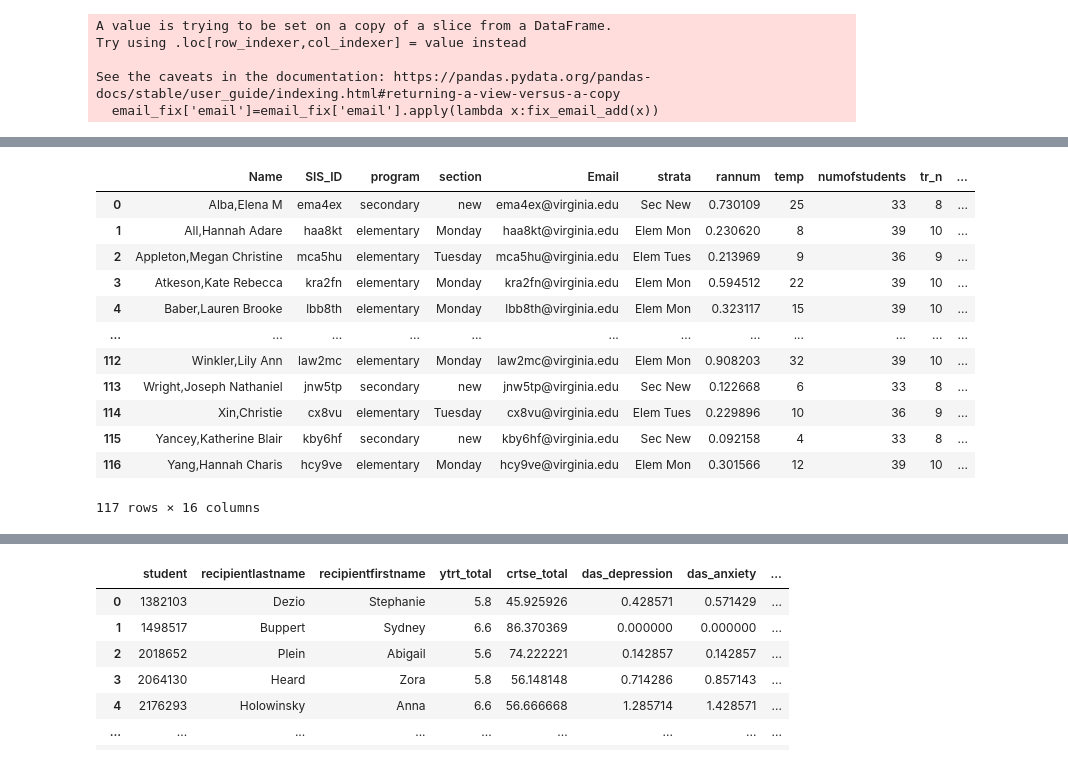
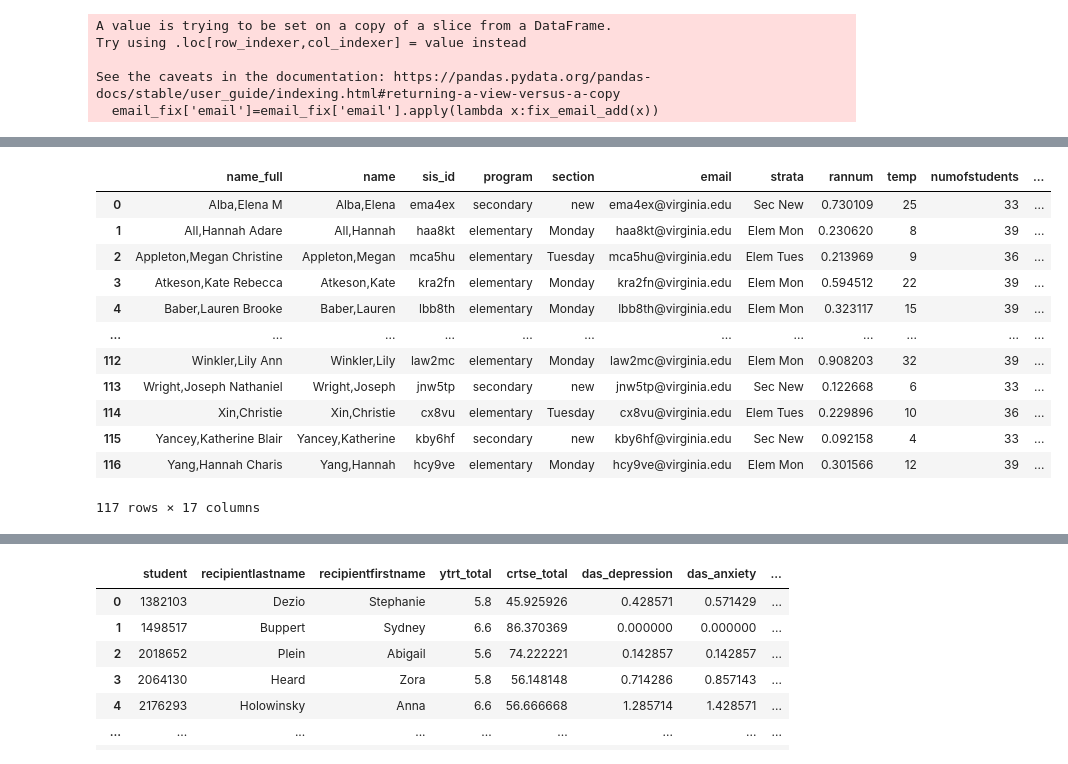
Before and after one commit to taylorrohrich/MSDS_SERA_capstone, a Jupyter notebook: stata_replication/02_sim_survey_clean.ipynb, the cells around one changed output, grey strips where cells are left out. Drawn from its saved outputs; the diff is of its cells as text; code cells hidden in the pictures.

```diff
--- a/stata_replication/2.ipynb
+++ b/stata_replication/02_sim_survey_clean.ipynb
@@ -287,22 +283,23 @@ Index(['email', 'sim_fbsk', 'sim_txt_fbsk', 'sim_cmsk', 'sim_txt_cmsk',
 # %%
 #Merging with randomization information
-#randomization=pd.read_stata("../data/SimTeacher_Randomization_Complete_Fall2018_Spring2019.dta")
-randomization=pd.read_stata("../data/SimTeacher Randomization Fall 2018 Spring 2019 (1).dta")
+randomization=pd.read_stata("../data/SimTeacher_Randomization_Fall2018_Spring2019.dta")
 
+
+randomization.columns = pd.Series(randomization.columns).str.lower().str.strip()
 randomization
 #randomization.loc[randomization.email=='es8fa@virginia.edu']
 # %% [output]
-|  | Name | SIS_ID | program | section | Email | strata | rannum | temp | numofstudents | tr_n | ... |
-| 0 | Alba,Elena M | ema4ex | secondary | new | ema4ex@virginia.edu | Sec New | 0.730109 | 25 | 33 | 8 | ... |
-| 1 | All,Hannah Adare | haa8kt | elementary | Monday | haa8kt@virginia.edu | Elem Mon | 0.230620 | 8 | 39 | 10 | ... |
-| 2 | Appleton,Megan Christine | mca5hu | elementary | Tuesday | mca5hu@virginia.edu | Elem Tues | 0.213969 | 9 | 36 | 9 | ... |
-| 3 | Atkeson,Kate Rebecca | kra2fn | elementary | Monday | kra2fn@virginia.edu | Elem Mon | 0.594512 | 22 | 39 | 10 | ... |
-| 4 | Baber,Lauren Brooke | lbb8th | elementary | Monday | lbb8th@virginia.edu | Elem Mon | 0.323117 | 15 | 39 | 10 | ... |
+|  | name_full | name | sis_id | program | section | email | strata | rannum | temp | numofstudents | ... |
+| 0 | Alba,Elena M | Alba,Elena | ema4ex | secondary | new | ema4ex@virginia.edu | Sec New | 0.730109 | 25 | 33 | ... |
+| 1 | All,Hannah Adare | All,Hannah | haa8kt | elementary | Monday | haa8kt@virginia.edu | Elem Mon | 0.230620 | 8 | 39 | ... |
+| 2 | Appleton,Megan Christine | Appleton,Megan | mca5hu | elementary | Tuesday | mca5hu@virginia.edu | Elem Tues | 0.213969 | 9 | 36 | ... |
+| 3 | Atkeson,Kate Rebecca | Atkeson,Kate | kra2fn | elementary | Monday | kra2fn@virginia.edu | Elem Mon | 0.594512 | 22 | 39 | ... |
+| 4 | Baber,Lauren Brooke | Baber,Lauren | lbb8th | elementary | Monday | lbb8th@virginia.edu | Elem Mon | 0.323117 | 15 | 39 | ... |
 | ... | ... | ... | ... | ... | ... | ... | ... | ... | ... | ... | ... |
-| 112 | Winkler,Lily Ann | law2mc | elementary | Monday | law2mc@virginia.edu | Elem Mon | 0.908203 | 32 | 39 | 10 | ... |
-| 113 | Wright,Joseph Nathaniel | jnw5tp | secondary | new | jnw5tp@virginia.edu | Sec New | 0.122668 | 6 | 33 | 8 | ... |
-| 114 | Xin,Christie | cx8vu | elementary | Tuesday | cx8vu@virginia.edu | Elem Tues | 0.229896 | 10 | 36 | 9 | ... |
-| 115 | Yancey,Katherine Blair | kby6hf | secondary | new | kby6hf@virginia.edu | Sec New | 0.092158 | 4 | 33 | 8 | ... |
-| 116 | Yang,Hannah Charis | hcy9ve | elementary | Monday | hcy9ve@virginia.edu | Elem Mon | 0.301566 | 12 | 39 | 10 | ... |
+| 112 | Winkler,Lily Ann | Winkler,Lily | law2mc | elementary | Monday | law2mc@virginia.edu | Elem Mon | 0.908203 | 32 | 39 | ... |
+| 113 | Wright,Joseph Nathaniel | Wright,Joseph | jnw5tp | secondary | new | jnw5tp@virginia.edu | Sec New | 0.122668 | 6 | 33 | ... |
+| 114 | Xin,Christie | Xin,Christie | cx8vu | elementary | Tuesday | cx8vu@virginia.edu | Elem Tues | 0.229896 | 10 | 36 | ... |
+| 115 | Yancey,Katherine Blair | Yancey,Katherine | kby6hf | secondary | new | kby6hf@virginia.edu | Sec New | 0.092158 | 4 | 33 | ... |
+| 116 | Yang,Hannah Charis | Yang,Hannah | hcy9ve | elementary | Monday | hcy9ve@virginia.edu | Elem Mon | 0.301566 | 12 | 39 | ... |
-117 rows × 16 columns
+117 rows × 17 columns
 # %%
```
Also changed, not shown: parts of 22 cells of this notebook.
